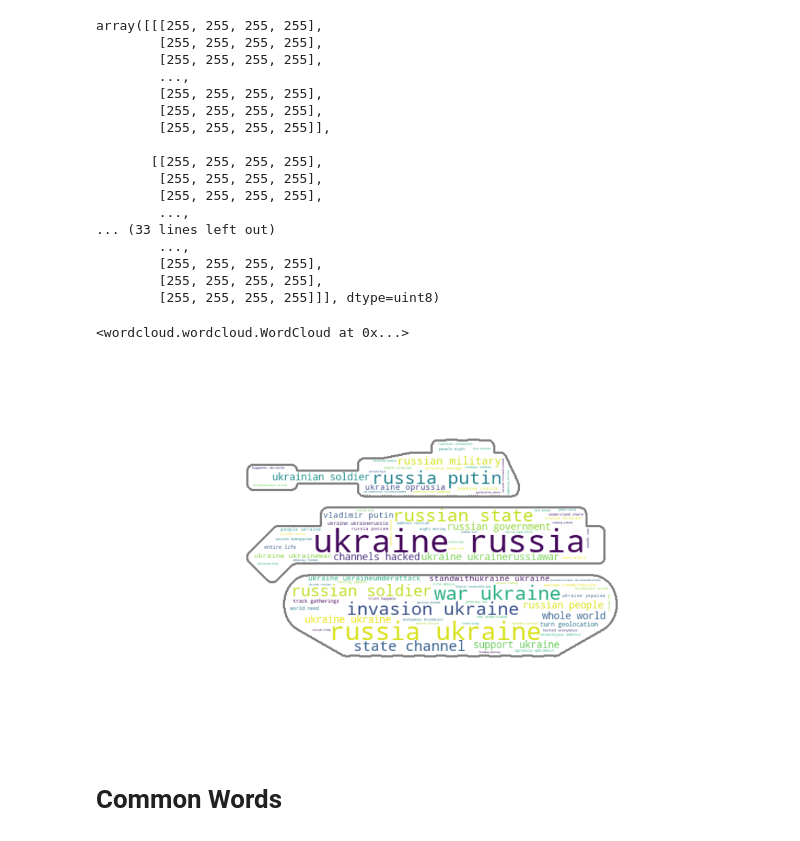
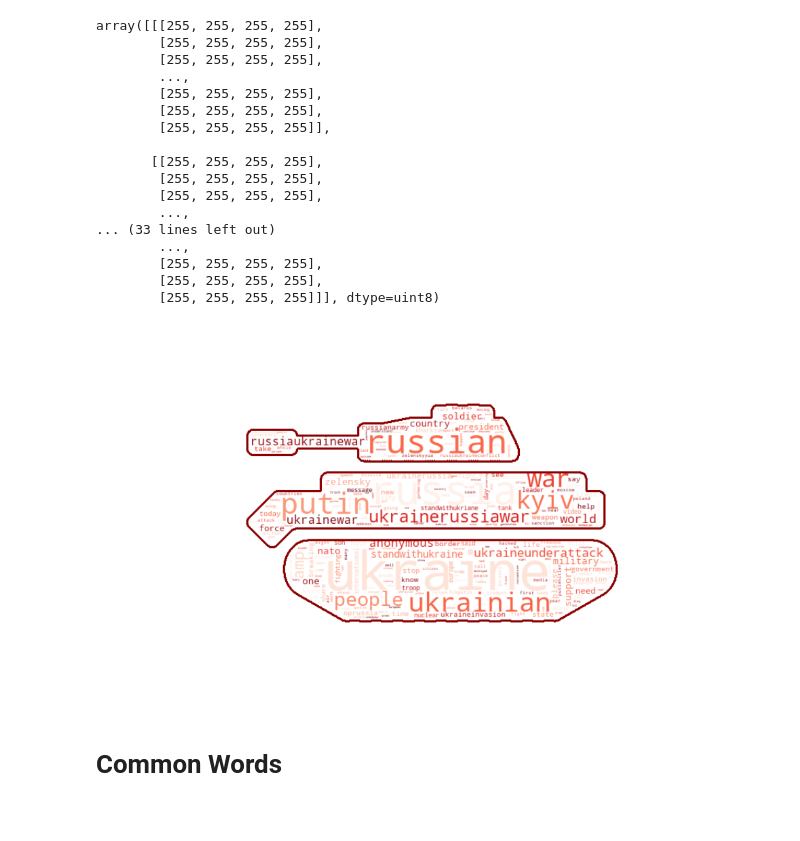
Before and after one commit to morrisgpeter/text-mining-ukraine-russia, a Jupyter notebook: Text mining.ipynb, the cells around one changed output. Cells and saved outputs as stored; diff of their text form; code cells hidden in the pictures.

```diff
--- a/Text mining.ipynb
+++ b/Text mining.ipynb
@@ -331,23 +349,24 @@ array([[[255, 255, 255, 255],
 # %%
 # Create a word cloud image
 wc = WordCloud(background_color="white",
                max_words=1000,
                mask=tank_mask,
                contour_width=3,
-               contour_color='gray')
+               colormap="Reds",
+               repeat=False,
+               collocations=False,
+               contour_color='darkred')
 
 # Generate a wordcloud
 wc.generate(all_words)
+# show
+plt.figure(figsize=[20,10])
+plt.imshow(wc, interpolation='bilinear')
+# plt.title('Tweets on 27 Feb 2022')
+plt.axis("off")
+plt.show()
 # %% [output]
-<wordcloud.wordcloud.WordCloud at 0x...>
+[figure, added]
-# %%
-# show
-plt.figure(figsize=[20,10])
-plt.imshow(wc, interpolation='bilinear')
-plt.axis("off")
-plt.show()
-# %% [output]
-[figure, removed]
 # %% [markdown]
 # Common Words
 # %% [markdown]
```
Also changed, not shown: parts of 4 cells of this notebook.
